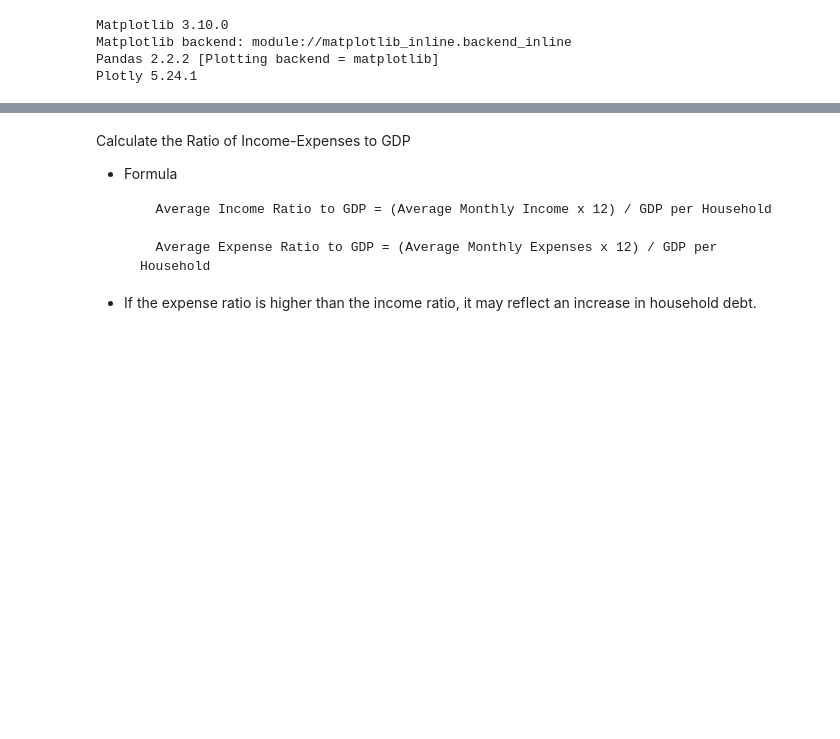
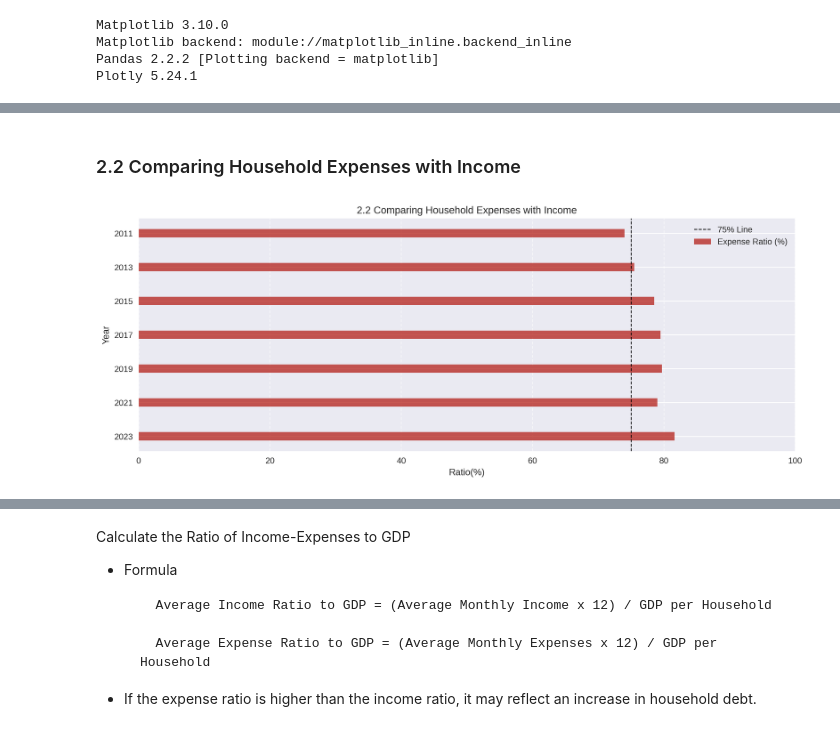
Before and after one commit to JidapaBur/TH_Avg_HouseholdIncome, a Jupyter notebook: TH_Avg_HouseholdIncome.ipynb, the cells around one changed output, grey strips where cells are left out. Cells and saved outputs as stored; diff of their text form; code cells hidden in the pictures; blank space fills up the shorter version.

```diff
--- a/TH_Avg_HouseholdIncome.ipynb
+++ b/TH_Avg_HouseholdIncome.ipynb
@@ -136,0 +181,30 @@ Plotly 5.24.1
+# %% [markdown]
+### 2.2 Comparing Household Expenses with Income
+# %%
+#tb['INCOME_Ratio_Percent'] = (tb['INCOME_Month']) / (tb['INCOME_Month'] + tb['EXPENSE_Month'])
+tb['EXPENSE_Ratio_Percent'] = (tb['EXPENSE_Month']) / (tb['INCOME_Month'])
+
+plt.figure(figsize=(15, 5), dpi=250)
+bar_width = 0.5  # custom width bar
+
+# plt.barh(tb['YEAR'], tb['INCOME_Ratio_Percent'] * 100, height=bar_width, label='Income Ratio (%)', color='#3f51b5', alpha=0.7)
+plt.barh(tb['YEAR'], tb['EXPENSE_Ratio_Percent'] * 100, height=bar_width, label='Expense Ratio (%)', color='#b0120a', alpha=0.7)
+
+# Added Line
+plt.axvline(x=75, color='black', linestyle='--', linewidth=1, label='75% Line')
+
+# Custom space graph
+plt.subplots_adjust(right=0.85)
+
+plt.xlabel('Ratio(%)')
+plt.ylabel('Year')
+plt.title('2.2 Comparing Household Expenses with Income')
+plt.legend(loc='best', bbox_to_anchor=(1, 1))
+plt.grid(axis='x', linestyle='--', alpha=0.6)
+plt.yticks(sorted(tb['YEAR'].unique()))
+plt.xlim(0,100)
+plt.gca().invert_yaxis()
+
+plt.show()
+# %% [output]
+[figure, added]
```
Also changed, not shown: parts of 20 cells of this notebook.
